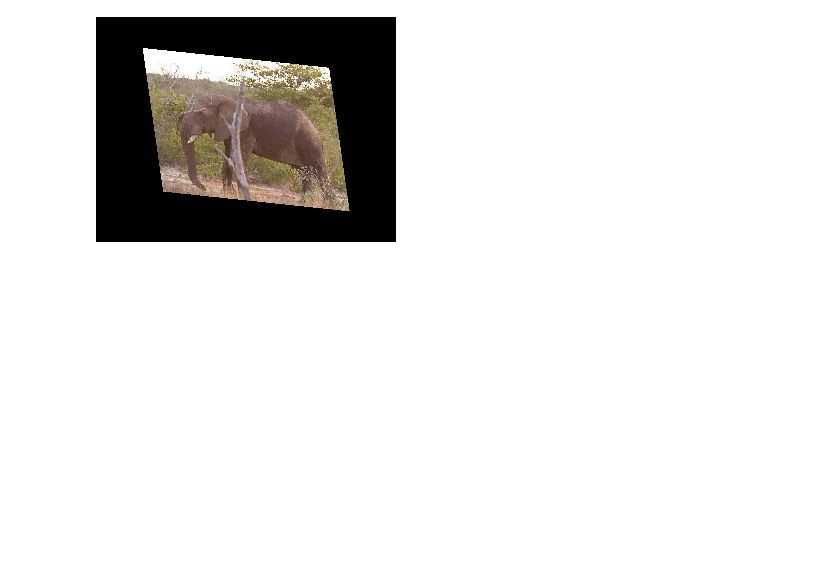
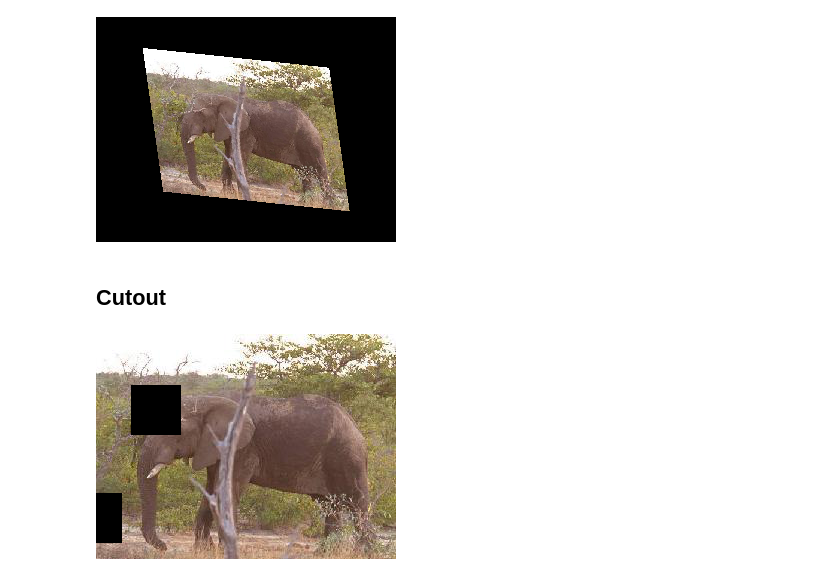
Before and after one commit to hoangloc0402/test_img_aug_tech, a Jupyter notebook: visualization.ipynb, the cells around one changed output. Saved outputs shown, nothing was run; the diff lists cells and outputs as text; code cells hidden in the pictures; blank space fills up the shorter version.

Commit message:
Add Cutout and restructure

```diff
--- a/pytorch_transforms/visualization.ipynb
+++ b/visualization.ipynb
@@ -5,7 +6,7 @@ from PIL import Image
 # %% [markdown]
 ## Original Image
 # %%
-img = Image.open("/home/loc/projects/efficient_net/data/101_ObjectCategories/elephant/image_0001.jpg")
+img = Image.open("images/elephant.jpg")
 img
 # %% [output]
 [figure]
@@ -48,3 +49,12 @@ transforms.RandomRotation(degrees=25)(img)
 transforms.RandomAffine(degrees=15, scale=(0.6, 0.9), shear=50)(img)
 # %% [output]
 [figure]
+# %% [markdown]
+## Cutout
+# %%
+a = transforms.Compose([
+    transforms.ToTensor(),
+    Cutout(n_holes=2, length=50)])(img)
+transforms.functional.to_pil_image(a)
+# %% [output]
+[figure, added]
```
Also changed, not shown: parts of 1 cell of this notebook, 5 other files.
